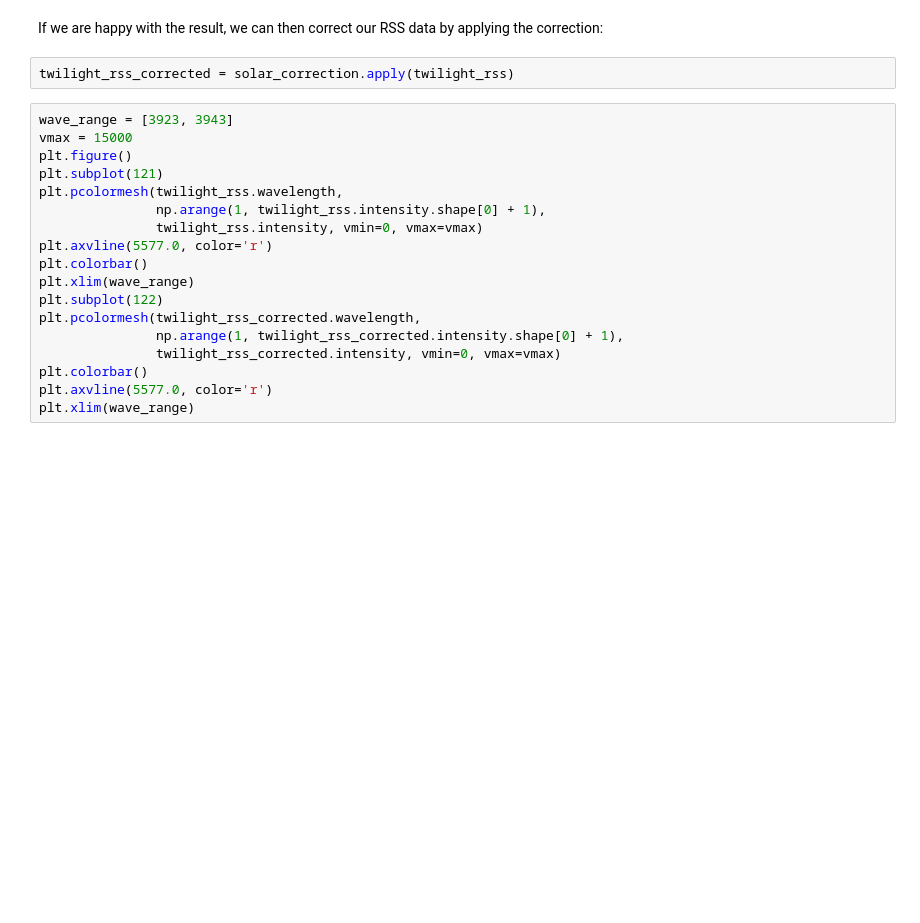
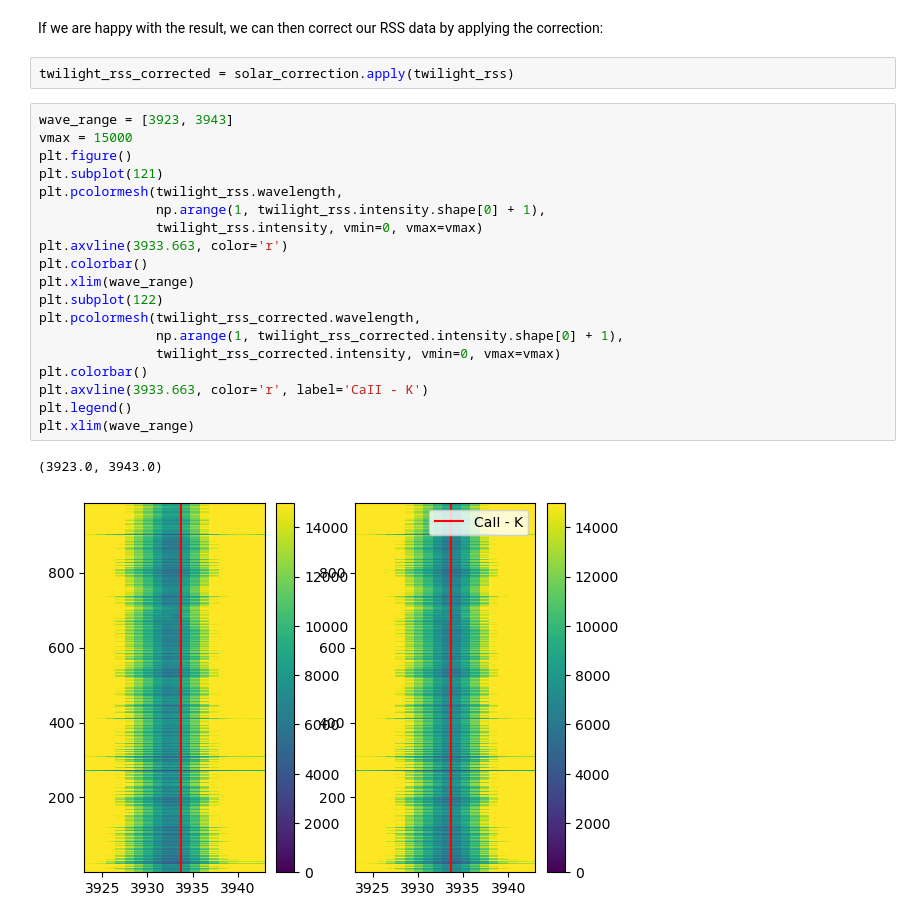
Before and after one commit to pykoala/pykoala, a Jupyter notebook: tutorials/wavelength_offset_correction.ipynb, the cells around one changed output. Drawn from its saved outputs; the diff is of its cells as text; blank space fills up the shorter version.

```diff
--- a/tutorials/wavelength_offset_correction.ipynb
+++ b/tutorials/wavelength_offset_correction.ipynb
@@ -86,18 +108,22 @@ twilight_rss_corrected = solar_correction.apply(twilight_rss)
 # %%
 wave_range = [3923, 3943]
 vmax = 15000
 plt.figure()
 plt.subplot(121)
 plt.pcolormesh(twilight_rss.wavelength,
                np.arange(1, twilight_rss.intensity.shape[0] + 1),
                twilight_rss.intensity, vmin=0, vmax=vmax)
-plt.axvline(5577.0, color='r')
+plt.axvline(3933.663, color='r')
 plt.colorbar()
 plt.xlim(wave_range)
 plt.subplot(122)
 plt.pcolormesh(twilight_rss_corrected.wavelength,
                np.arange(1, twilight_rss_corrected.intensity.shape[0] + 1),
                twilight_rss_corrected.intensity, vmin=0, vmax=vmax)
 plt.colorbar()
-plt.axvline(5577.0, color='r')
+plt.axvline(3933.663, color='r', label='CaII - K')
+plt.legend()
 plt.xlim(wave_range)
+# %% [output]
+(3923.0, 3943.0)
+[figure, added]
```
Also changed, not shown: parts of 3 cells of this notebook.
